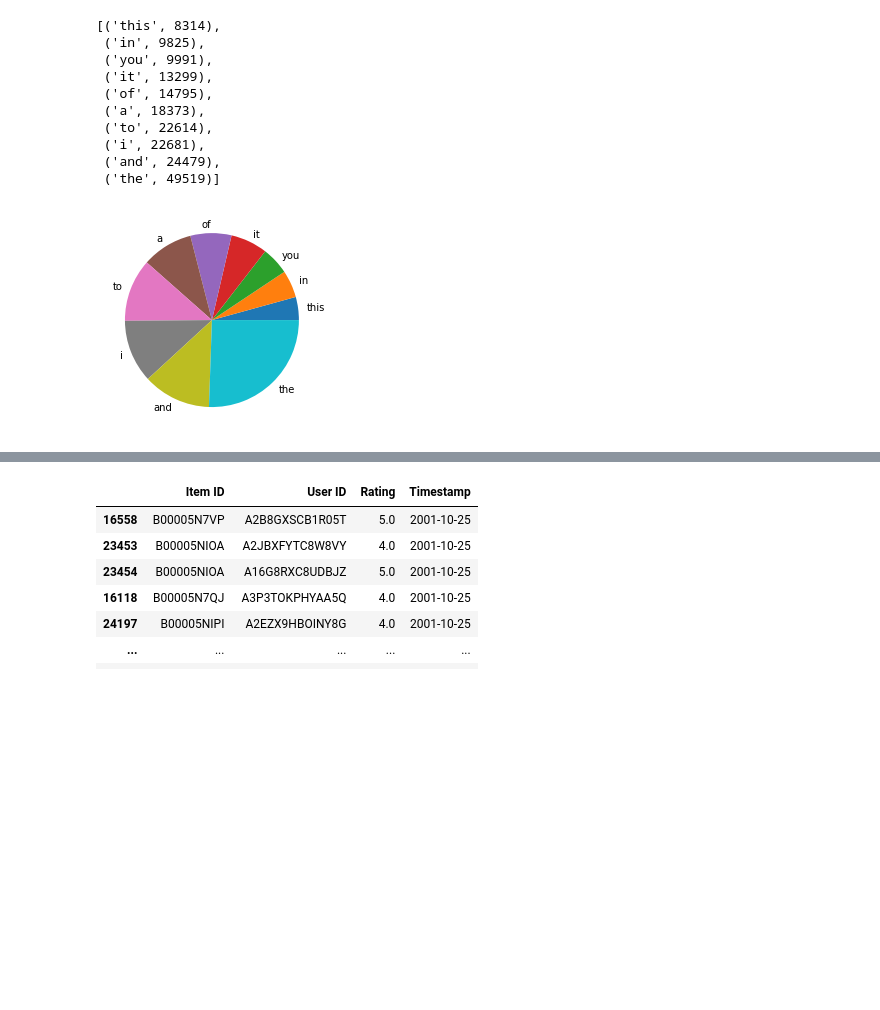
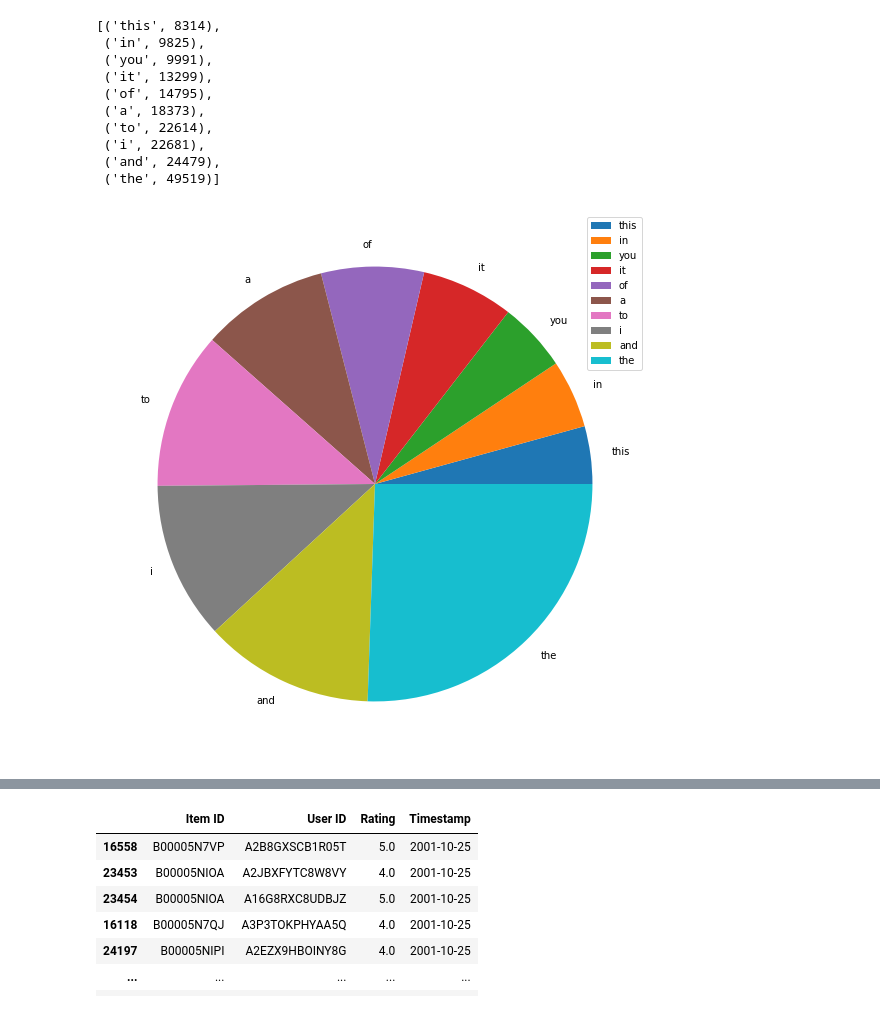
Before and after one commit to medvidov/dsci510final, a Jupyter notebook: HW4/HW 4 Proof of Concept.ipynb, the cells around one changed output, grey strips where cells are left out. Cells and saved outputs as stored; diff of their text form; code cells hidden in the pictures; blank space fills up the shorter version.

```diff
--- a/HW4/HW 4 Proof of Concept.ipynb
+++ b/HW4/HW 4 Proof of Concept.ipynb
@@ -183,14 +183,17 @@ test
 # %%
 # Pie chart of most frequently used words
 counts = []
 labels = []
 for i in range(len(test)):
     counts.append(test[i][1])
     labels.append(test[i][0])
+
+plt.figure(figsize=(10, 10))
 plt.pie(counts, labels = labels)
+plt.legend()
 plt.show()
 # %% [output]
-[figure, old version]
+[figure, new version]
 # %%
 # Average rating vs Amazon stock price
 # %%
```
Also changed, not shown: parts of 7 cells of this notebook.
